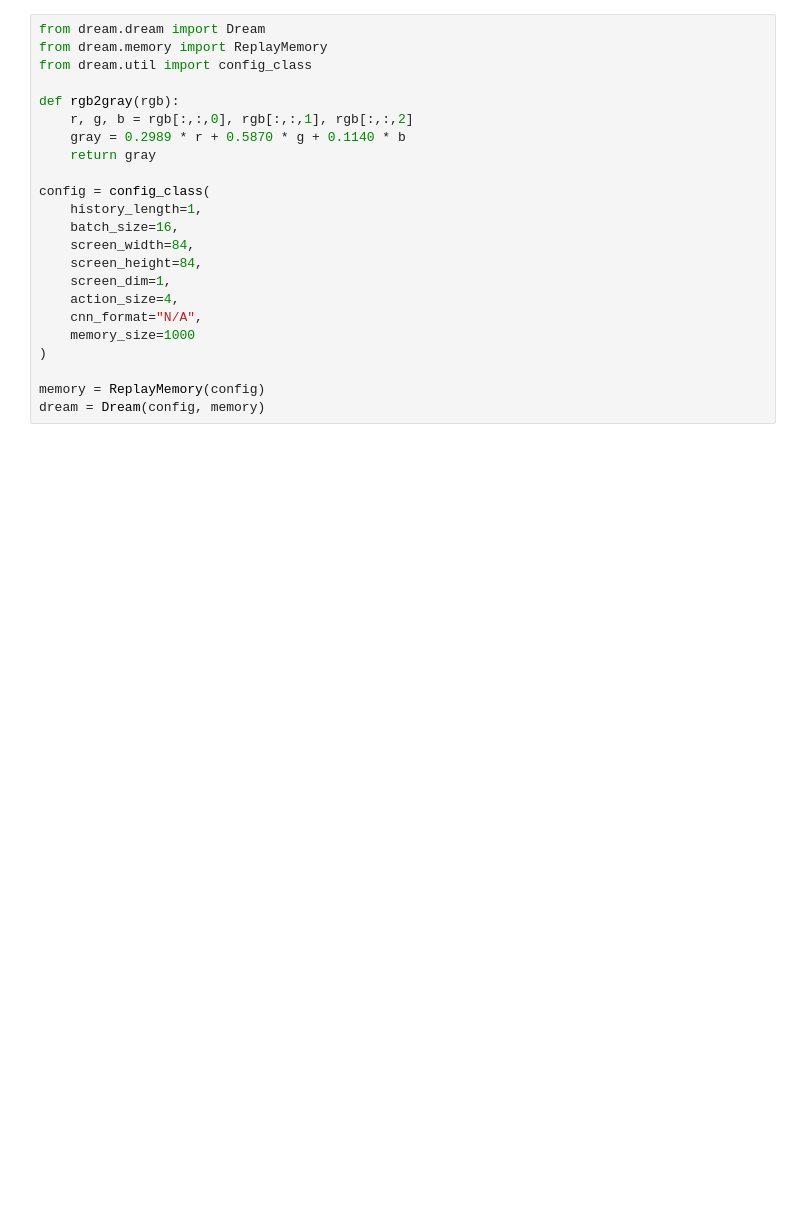
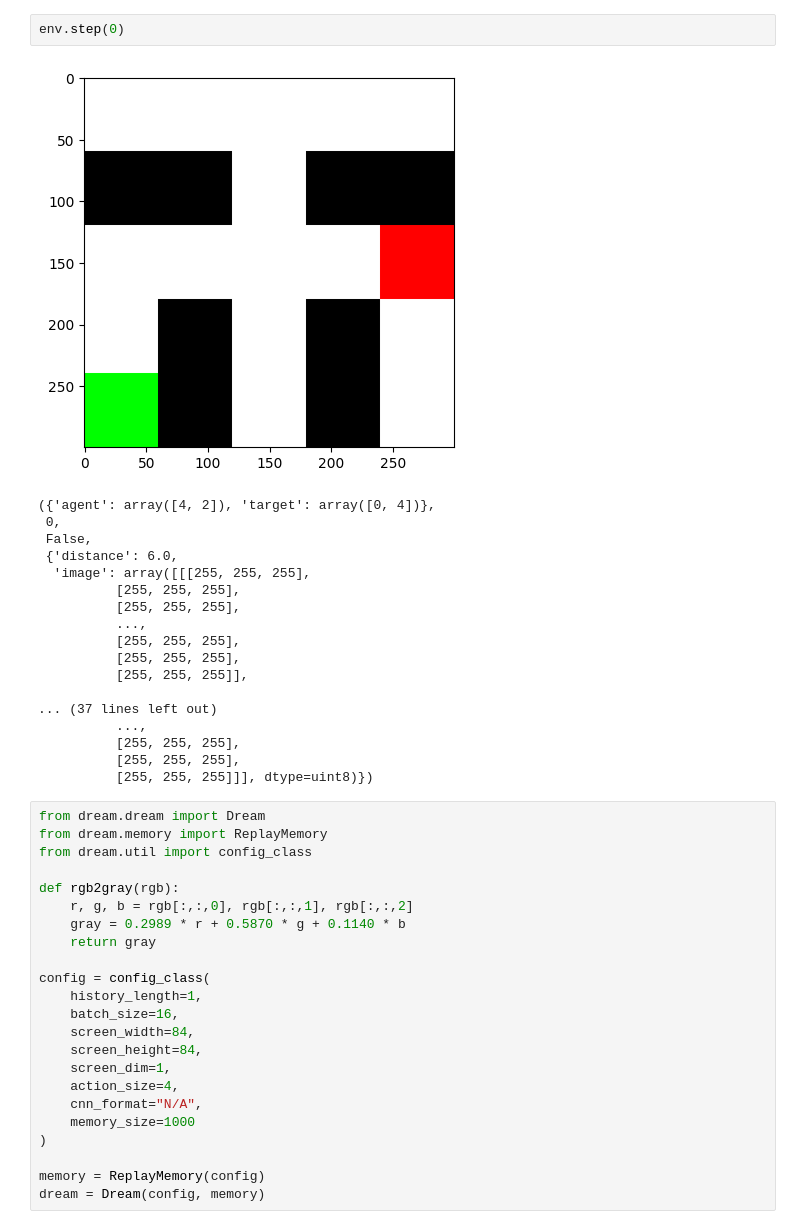
Before and after one commit to ahan98/deep_maze, a Jupyter notebook: demo.ipynb, the cells around one changed output. Cells and saved outputs as stored; diff of their text form; blank space fills up the shorter version.

```diff
--- a/demo.ipynb
+++ b/demo.ipynb
@@ -25,3 +25,24 @@ env.reset();
+# %%
+env.step(0)
+# %% [output]
+[figure, added]
+({'agent': array([4, 2]), 'target': array([0, 4])},
+ 0,
+ False,
+ {'distance': 6.0,
+  'image': array([[[255, 255, 255],
+          [255, 255, 255],
+          [255, 255, 255],
+          ...,
+          [255, 255, 255],
+          [255, 255, 255],
+          [255, 255, 255]],
+
+... (37 lines left out)
+          ...,
+          [255, 255, 255],
+          [255, 255, 255],
+          [255, 255, 255]]], dtype=uint8)})
 # %%
 from dream.dream import Dream
 from dream.memory import ReplayMemory
```
Also changed, not shown: parts of 2 cells of this notebook, 1 other file.
